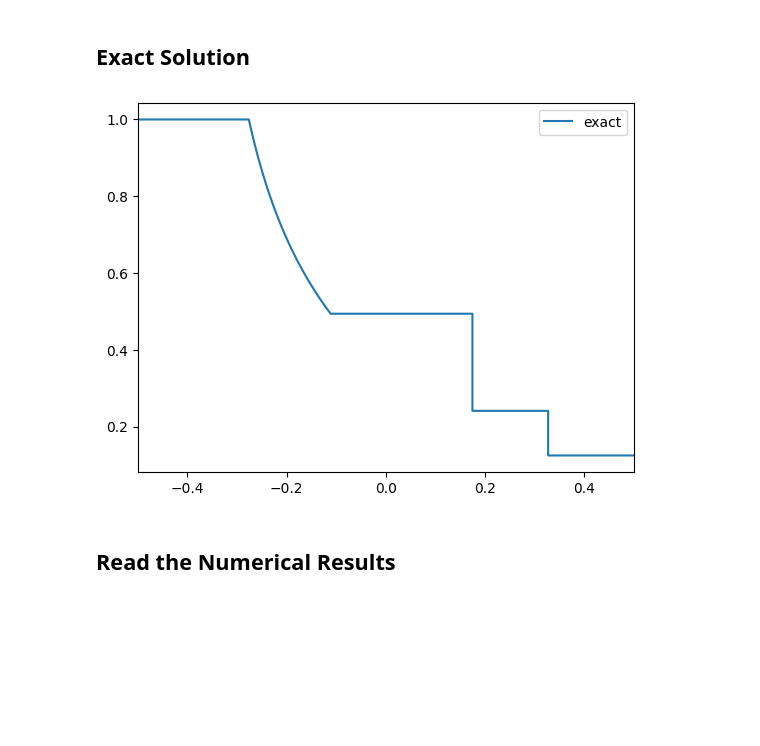
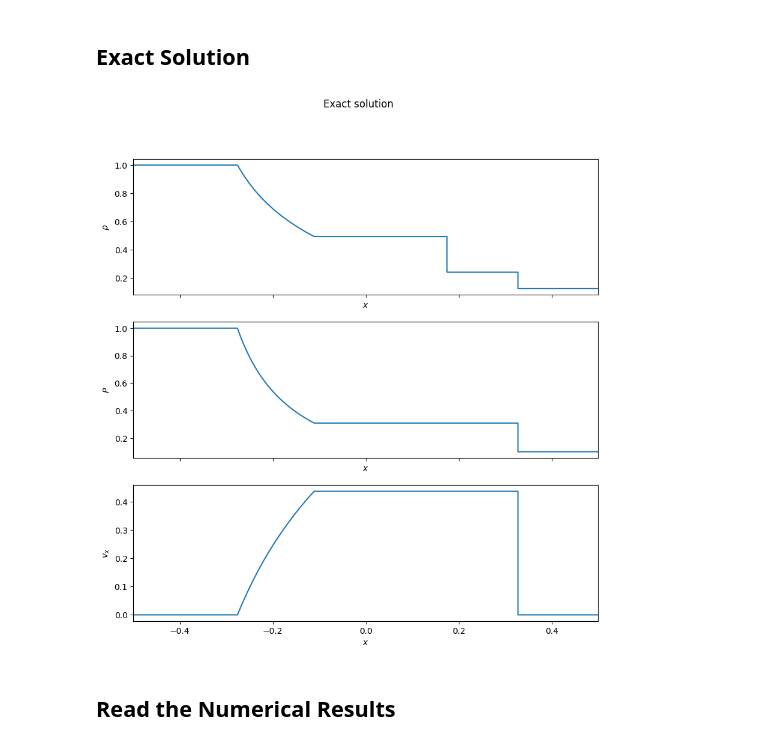
Before and after one commit to F3Solid/numerical_relativity_bicocca_2024_exercises, a Jupyter notebook: Homework_2/E1/ETK_1D_plots.ipynb, the cells around one changed output. Saved outputs shown, nothing was run; the diff lists cells and outputs as text; code cells hidden in the pictures; blank space fills up the shorter version.

```diff
--- a/Homework_2/E1/ETK_1D_plots.ipynb
+++ b/Homework_2/E1/ETK_1D_plots.ipynb
@@ -12,20 +18,37 @@ from kuibit.grid_data import UniformGrid
 exact = np.loadtxt("Sod_exact.dat")
 # %%
-x_exact=exact[:,0]
-rho_exact=exact[:,1]
-press_exact=exact[:,2] #note: this is pgas+pmag
-vx_exact=exact[:,3]
-vy_exact=exact[:,4]
-vz_exact=exact[:,5]
-By_exact=exact[:,6]
-Bz_exact=exact[:,7]
+x_exact = exact[:, 0]
+rho_exact = exact[:, 1]
+press_exact = exact[:, 2] # Note: this is P_gas + P_mag
+vx_exact = exact[:, 3]
+vy_exact = exact[:, 4]
+vz_exact = exact[:, 5]
+By_exact = exact[:, 6]
+Bz_exact = exact[:, 7]
+
+# Save the desired quantities
+qty_exact = [rho_exact, press_exact, vx_exact]
+qty_labels = [r'$\rho$', r'$P$', r'$v_x$']
-# %%
-plt.plot(x_exact, rho_exact, label="exact")
-plt.xlim(-0.5, 0.5)
-plt.legend()
-plt.show()
-# %% [output]
-[figure, removed]
+# %%
+fig, axes = plt.subplots(3, 1, figsize=(10, 10), sharex=True, dpi=100)
+
+fig.suptitle('Exact solution')
+
+# Plot the exact solutions
+for i, ax in zip(range(len(qty_exact)), axes.flat):
+    ax.set_xlabel(r'$x$')
+    ax.set_ylabel(qty_labels[i])
+
+    ax.plot(x_exact, qty_exact[i])
+    ax.set_xlim(x_exact.min(), x_exact.max())
+
+# Shut down other plots
+for i in range(len(qty_exact), len(axes.flat), 1):
+    axes.flat[i].set_visible(False)
+
+plt.show()
+# %% [output]
+[figure, added]
 # %% [markdown]
 ## Read the Numerical Results
 # %%
```
Also changed, not shown: parts of 20 cells of this notebook.
